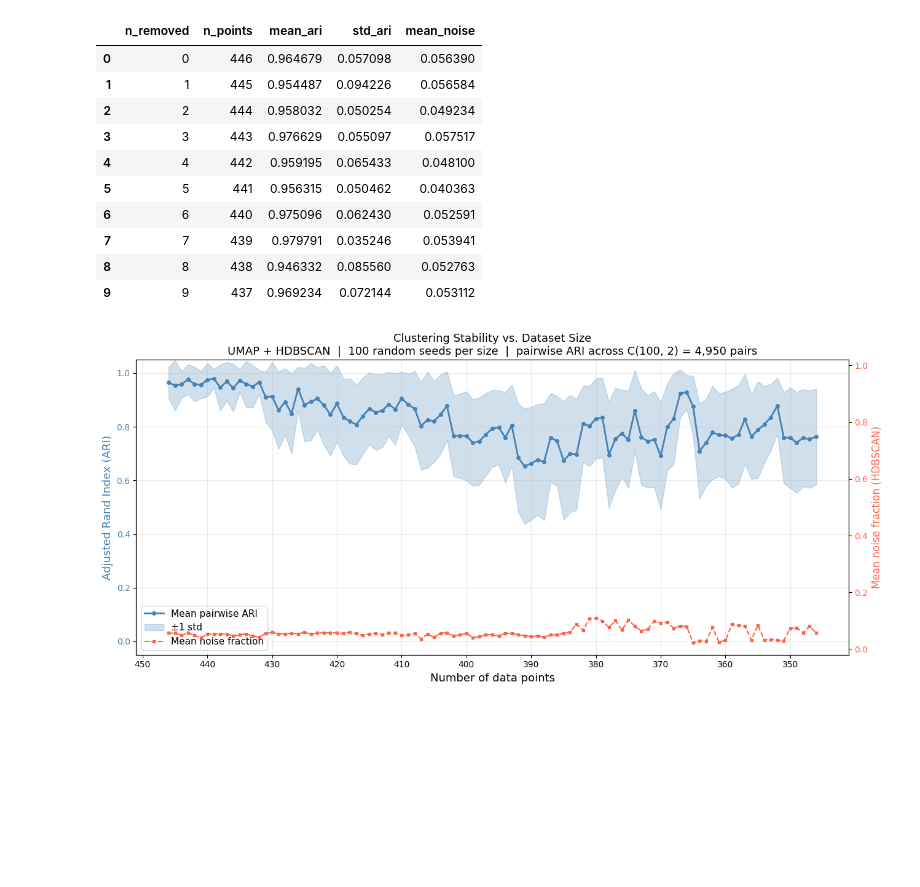
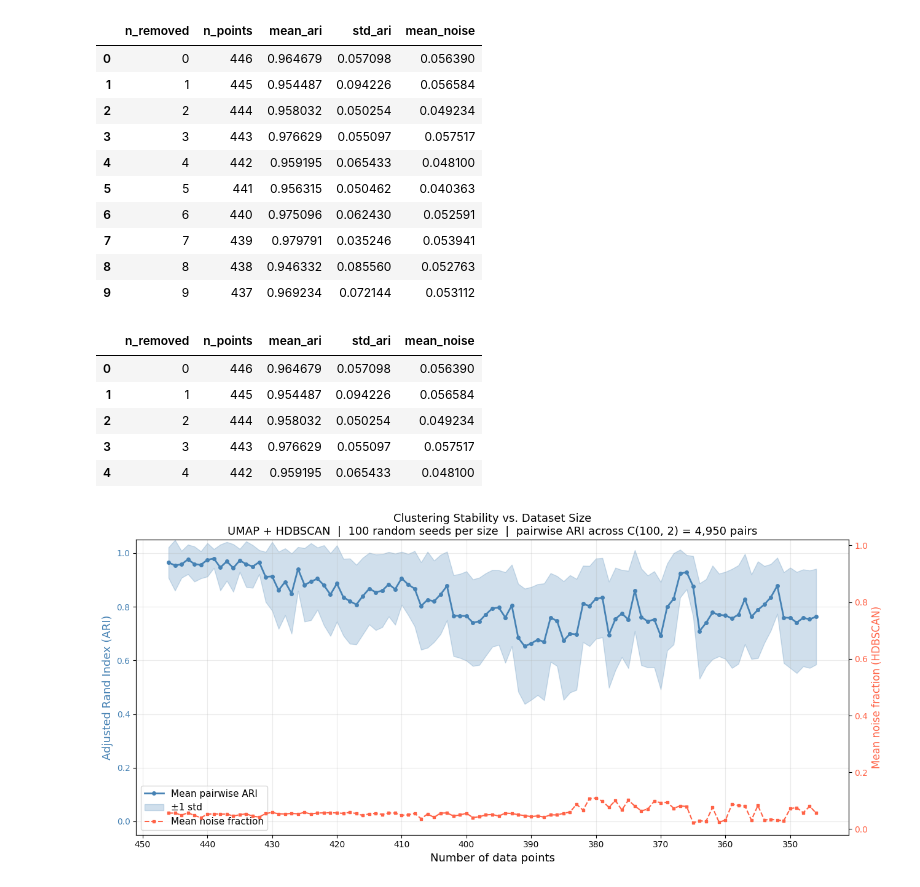
Before and after one commit to edkunz/NasaDataCapstone, a Jupyter notebook: Modeling/state_testing_UMAP_HDBSCAN.ipynb, the cells around one changed output. Saved outputs shown, nothing was run; the diff lists cells and outputs as text; code cells hidden in the pictures; blank space fills up the shorter version.

```diff
--- a/Modeling/state_testing_UMAP_HDBSCAN.ipynb
+++ b/Modeling/state_testing_UMAP_HDBSCAN.ipynb
@@ -175,6 +175,17 @@ Saved results → stability_results.csv
 | 7 | 7 | 439 | 0.979791 | 0.035246 | 0.053941 |
 | 8 | 8 | 438 | 0.946332 | 0.085560 | 0.052763 |
 | 9 | 9 | 437 | 0.969234 | 0.072144 | 0.053112 |
+# %%
+# in case running later
+results_df = pd.read_csv("stability_results.csv")
+results_df.head()
+# %% [output]
+|  | n_removed | n_points | mean_ari | std_ari | mean_noise |
+| 0 | 0 | 446 | 0.964679 | 0.057098 | 0.056390 |
+| 1 | 1 | 445 | 0.954487 | 0.094226 | 0.056584 |
+| 2 | 2 | 444 | 0.958032 | 0.050254 | 0.049234 |
+| 3 | 3 | 443 | 0.976629 | 0.055097 | 0.057517 |
+| 4 | 4 | 442 | 0.959195 | 0.065433 | 0.048100 |
 # %%
 # ── Visualization ─────────────────────────────────────────────────────────────
 fig, ax1 = plt.subplots(figsize=(13, 6))
```
Also changed, not shown: parts of 1 cell of this notebook, 4 other files.
